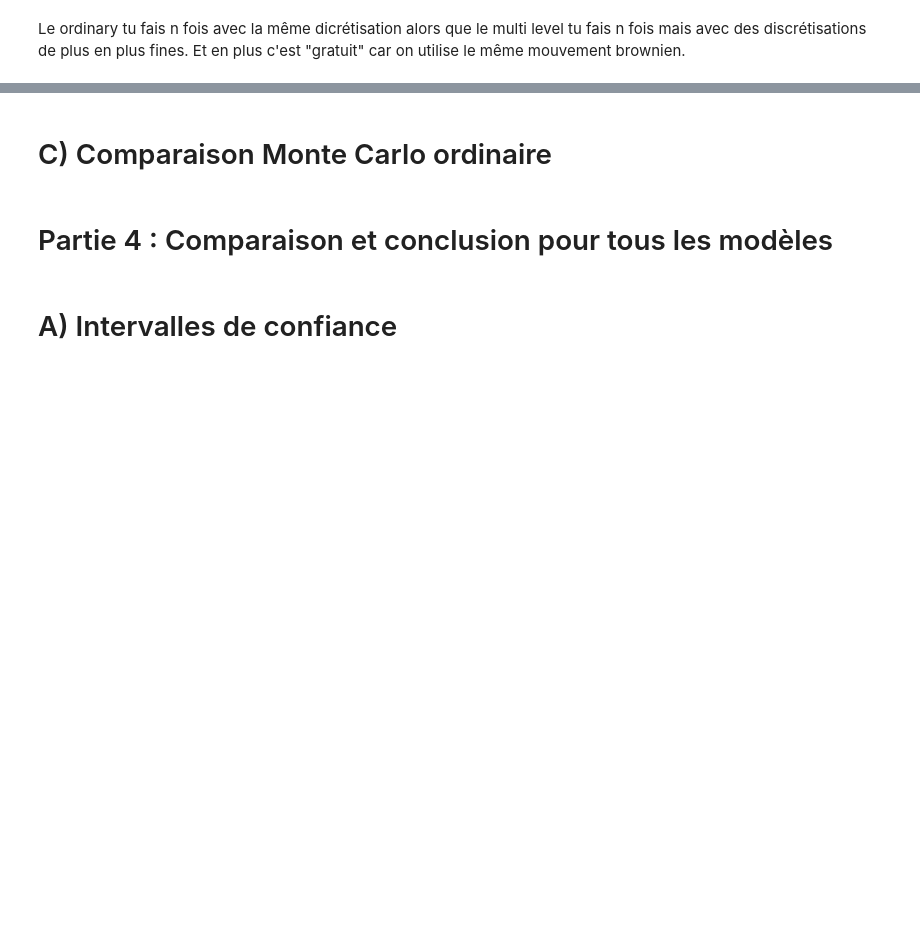
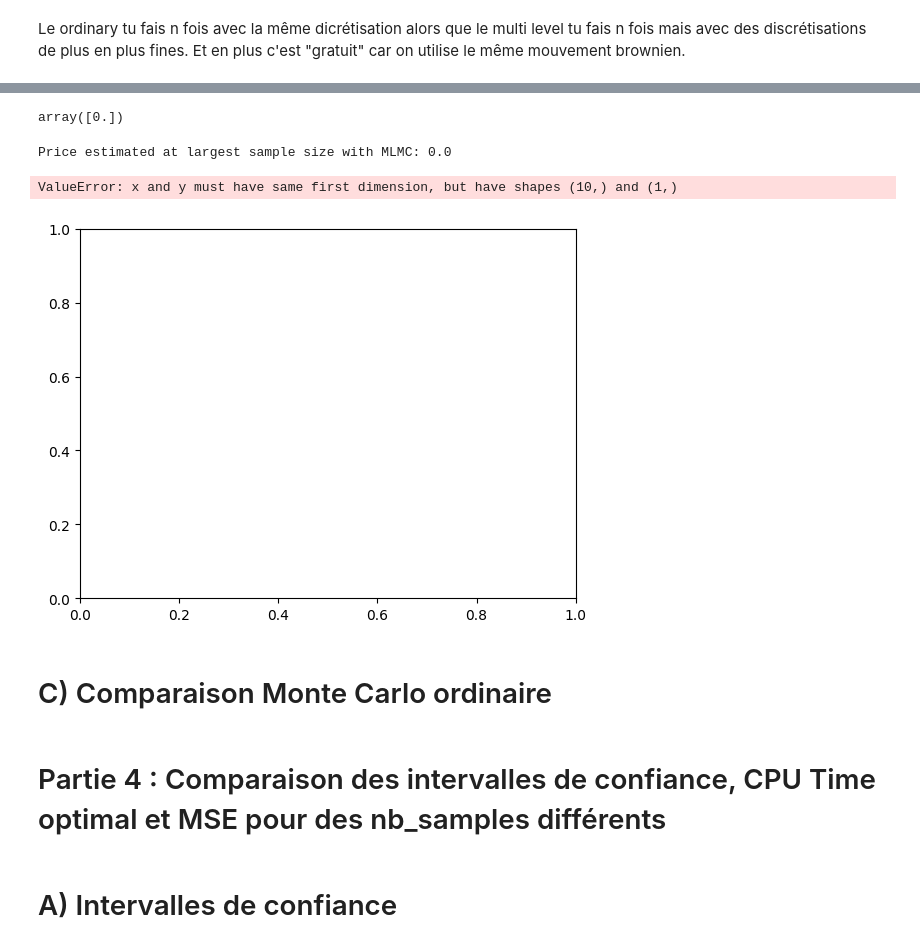
Before and after one commit to Thomasaujoux/Monte_Carlo_Option_Pricing, a Jupyter notebook: main.ipynb, the cells around one changed output, grey strips where cells are left out. Cells and saved outputs as stored; diff of their text form; code cells hidden in the pictures; blank space fills up the shorter version.

```diff
--- a/main.ipynb
+++ b/main.ipynb
@@ -408,7 +508,29 @@ MLMC.sim_MLMC(k, S_0, T, r, sigma, K, alpha, b) #return y_chap, L, N, variances,
+# %%
+max_sample = 100
+MLMC_price_esitmates, MLMC_CIs = calcul.sim_iterator(10, k, S_0, T, r, sigma, K, alpha, b, method='MLMC')
+# %%
+MLMC_price_esitmates
+# %% [output]
+array([0.])
+# %%
+print("Price estimated at largest sample size with MLMC:", str(MLMC_price_esitmates[-1]))
+
+#Ploting ordinary Monte Carlo method
+x_axis1 = range(10, max_sample + 1, 10)
+plt.plot(x_axis1, MLMC_price_esitmates)
+plt.xlabel("No. of Samples in simulation")
+plt.ylabel("Estimated option price")
+plt.title("Multilevel Monte Carlo Method")
+plt.legend()
+plt.show()
+# %% [output]
+Price estimated at largest sample size with MLMC: 0.0
+ValueError: x and y must have same first dimension, but have shapes (10,) and (1,)
+[figure, added]
 # %% [markdown]
 # C) Comparaison Monte Carlo ordinaire
 # %% [markdown]
-# Partie 4 : Comparaison et conclusion pour tous les modèles
+# Partie 4 : Comparaison des intervalles de confiance, CPU Time optimal et MSE pour des nb_samples différents
 # %% [markdown]
 # A) Intervalles de confiance
 # %%
```
Also changed, not shown: parts of 43 cells of this notebook, 4 other files.
